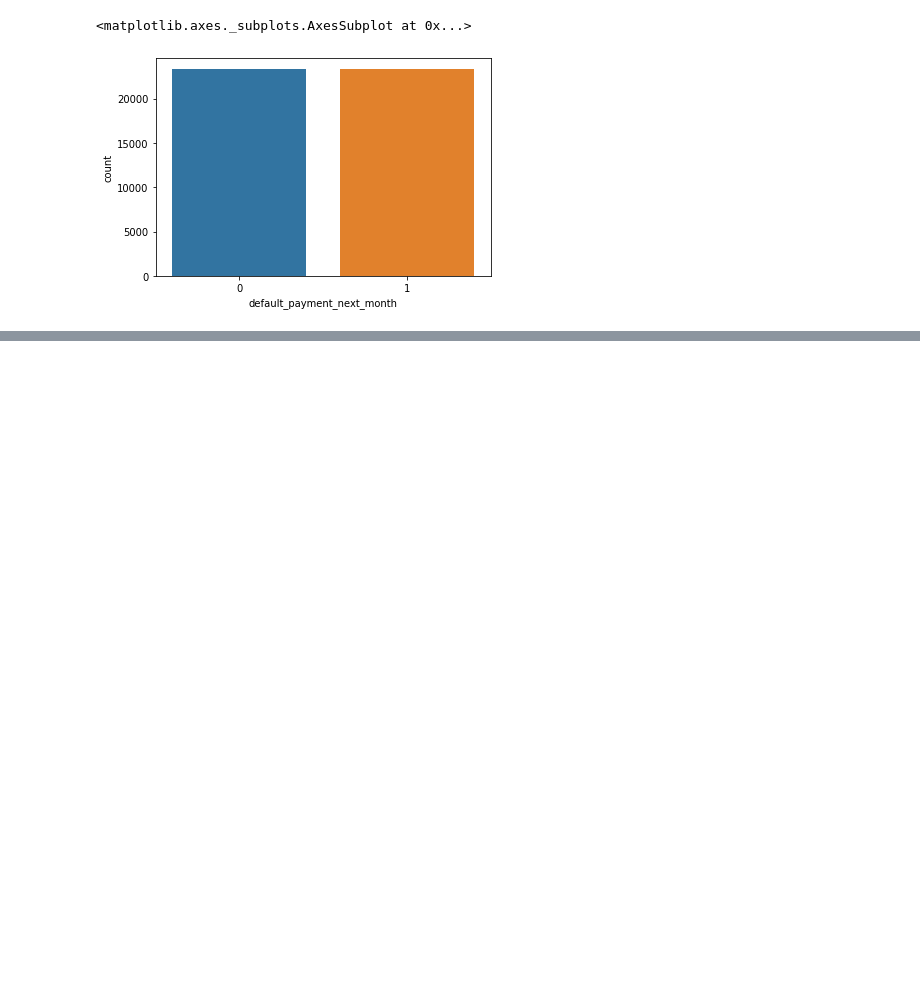
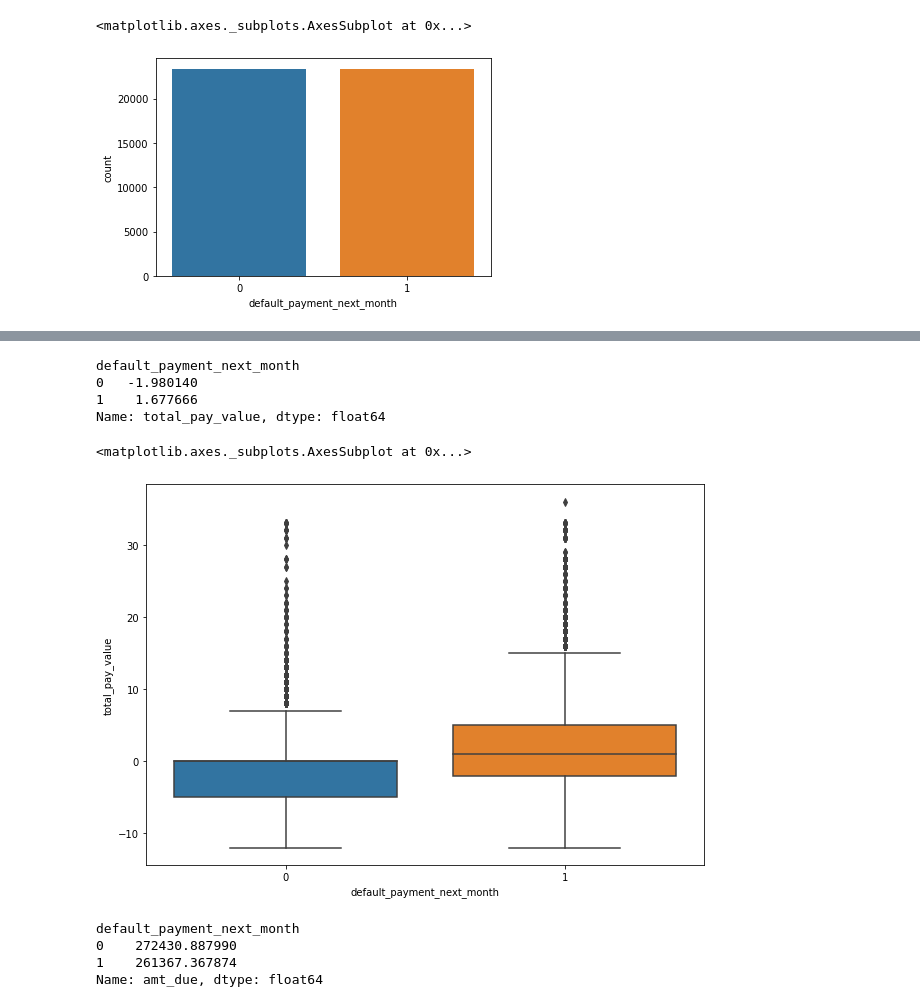
Before and after one commit to mmishra1092/Credit-Card-Default-Prediction, a Jupyter notebook: MAYANK_MISHRA_Credit_Card_Default_Prediction_Capstone_Project.ipynb, the cells around one changed output, grey strips where cells are left out. Drawn from its saved outputs; the diff is of its cells as text; code cells hidden in the pictures; blank space fills up the shorter version.

```diff
--- a/MAYANK_MISHRA_Credit_Card_Default_Prediction_Capstone_Project.ipynb
+++ b/MAYANK_MISHRA_Credit_Card_Default_Prediction_Capstone_Project.ipynb
@@ -586,0 +589,7 @@ balanced_credit_data_df[balanced_credit_data_df['default_payment_next_month']==1
+# %%
+# create a variable and copy the balanced dataset
+credit_df_copy = balanced_credit_data_df.copy()
+# %%
+# Assign the sum of payment value in one
+credit_df_copy['total_pay_value'] = credit_df_copy['PAY_SEP']+credit_df_copy['PAY_AUG']+credit_df_copy['PAY_JULY']+credit_df_copy['PAY_JUNE']+credit_df_copy['PAY_MAY']+credit_df_copy['PAY_APR']
+credit_df_copy['total_pay_value']
@@ -586,0 +609,15 @@ balanced_credit_data_df[balanced_credit_data_df['default_payment_next_month']==1
+# %%
+# Check the correlation using mean
+credit_df_copy.groupby('default_payment_next_month')['total_pay_value'].mean()
+# %% [output]
+default_payment_next_month
+0   -1.980140
+1    1.677666
+Name: total_pay_value, dtype: float64
+# %%
+# View box plot
+plt.figure(figsize=(10,7))
+sns.boxplot(data = credit_df_copy, x = 'default_payment_next_month', y = 'total_pay_value')
+# %% [output]
+<matplotlib.axes._subplots.AxesSubplot at 0x...>
+[figure, added]
@@ -586,0 +627,8 @@ balanced_credit_data_df[balanced_credit_data_df['default_payment_next_month']==1
+# %%
+# Check the correlation by calculating the mean
+credit_df_copy.groupby('default_payment_next_month')['amt_due'].mean()
+# %% [output]
+default_payment_next_month
+0    272430.887990
+1    261367.367874
+Name: amt_due, dtype: float64
```
Also changed, not shown: parts of 17 cells of this notebook.
